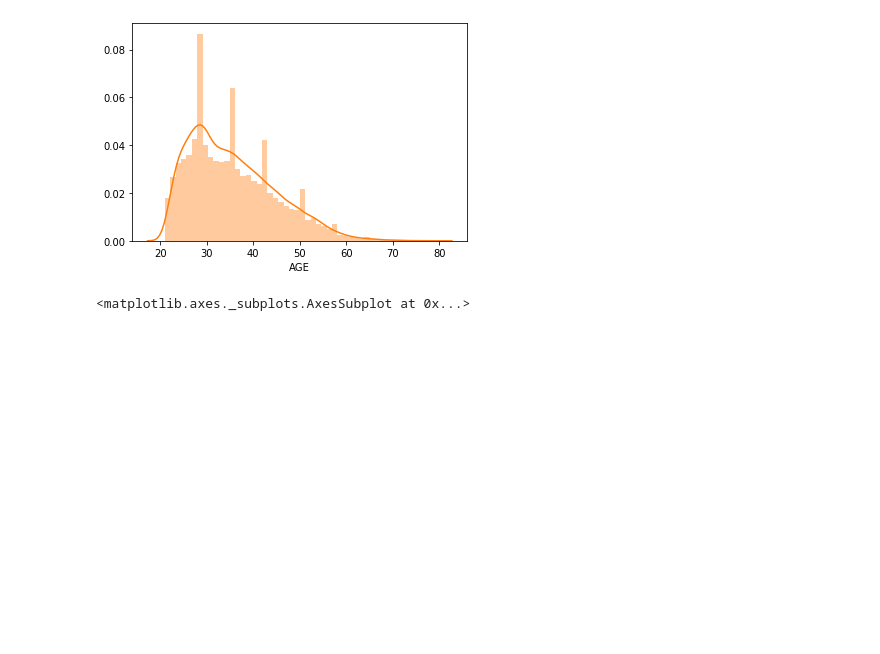
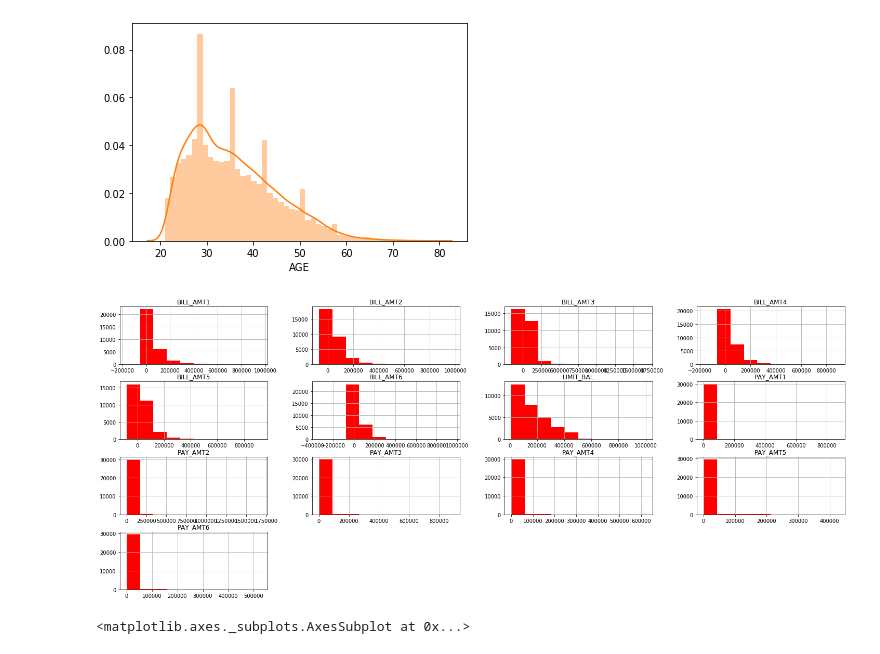
Before and after one commit to manojbalaji1/credit_default--ml-assignment1, a Jupyter notebook: credit_card_default_Final.ipynb, the cells around one changed output. Saved outputs shown, nothing was run; the diff lists cells and outputs as text; code cells hidden in the pictures; blank space fills up the shorter version.

```diff
--- a/credit_card_default_Final.ipynb
+++ b/credit_card_default_Final.ipynb
@@ -91,6 +106,10 @@ print('Unique age values:', df.AGE.nunique())
 # %% [output]
 Unique age values: 56
 [figure]
+# %%
+df[continous_list].hist(bins=10, figsize=(25, 10), color='red');
+# %% [output]
+[figure, added]
 # %%
 fig, ax = plt.subplots(figsize=(30,15))
 sns.heatmap(df.corr(), annot=True, ax=ax, annot_kws={"size": 15})
```
Also changed, not shown: parts of 30 cells of this notebook.
